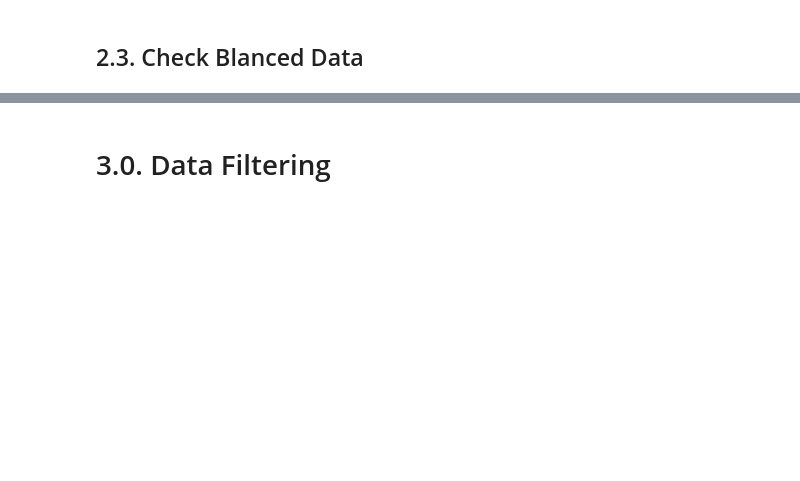
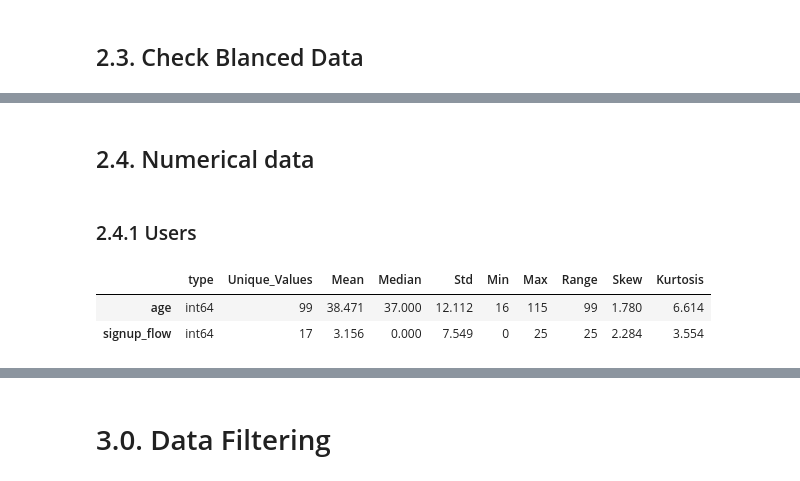
Before and after one commit to Marcoslsl/airbnb_prediction, a Jupyter notebook: AirBnB_Prediction.ipynb, the cells around one changed output, grey strips where cells are left out. Cells and saved outputs as stored; diff of their text form; code cells hidden in the pictures; blank space fills up the shorter version.

```diff
--- a/AirBnB_Prediction.ipynb
+++ b/AirBnB_Prediction.ipynb
@@ -340 +357,16 @@ PT       0.002318
 Name: country_destination, dtype: float64
+# %% [markdown]
+## 2.4. Numerical data
+# %% [markdown]
+### 2.4.1 Users
+# %%
+# df2
+num_attributes = df2.select_dtypes( include=['int64','float64'] )
+cat_attributes = df2.select_dtypes( include='object')
+time_attributes = df2.select_dtypes( include='datetime64[ns]')
+
+numeric_statistics( num_attributes )
+# %% [output]
+|  | type | Unique_Values | Mean | Median | Std | Min | Max | Range | Skew | Kurtosis |
+| age | int64 | 99 | 38.471 | 37.000 | 12.112 | 16 | 115 | 99 | 1.780 | 6.614 |
+| signup_flow | int64 | 17 | 3.156 | 0.000 | 7.549 | 0 | 25 | 25 | 2.284 | 3.554 |
```
Also changed, not shown: parts of 26 cells of this notebook.
